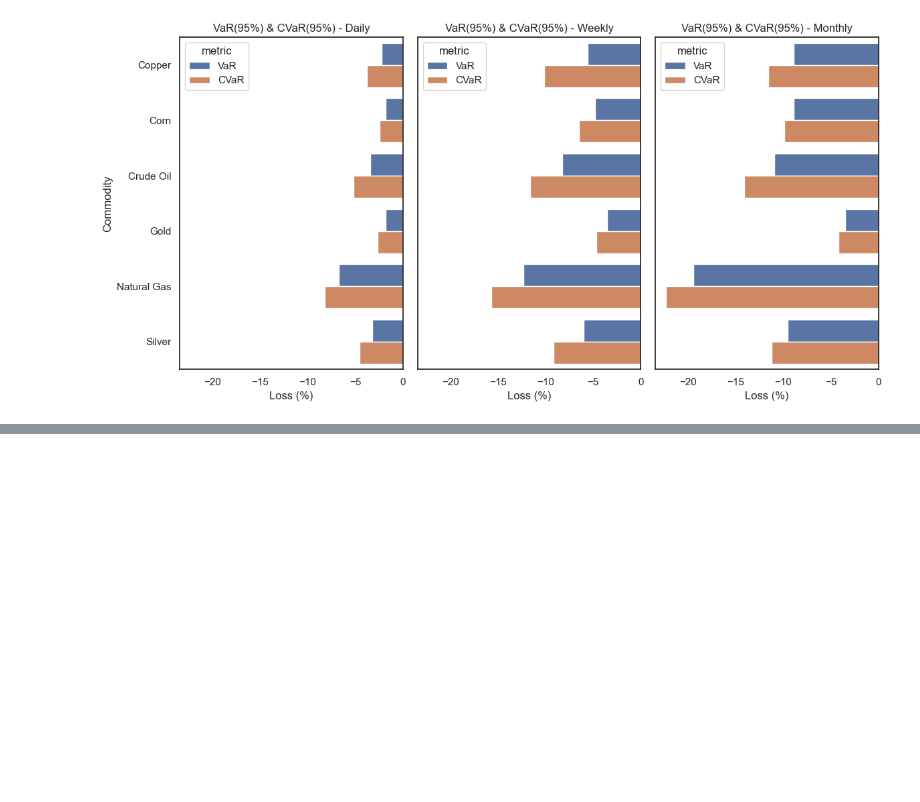
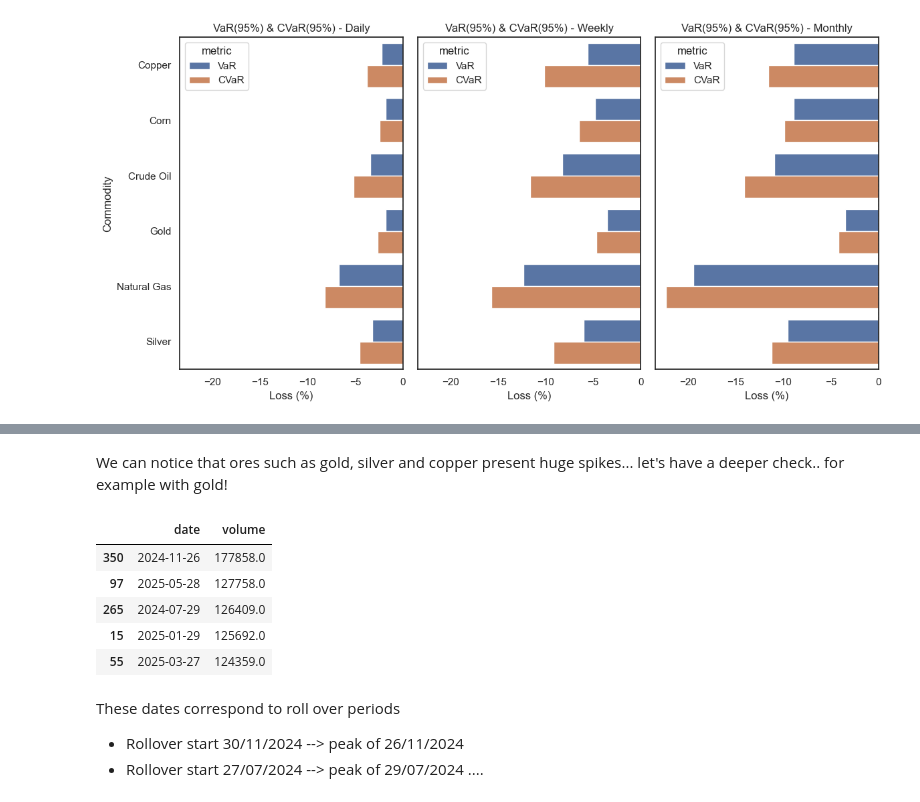
Before and after one commit to dgalassi99/commodity_lab, a Jupyter notebook: projects/commodity_dashboard/commodity_dashboard.ipynb, the cells around one changed output, grey strips where cells are left out. Saved outputs shown, nothing was run; the diff lists cells and outputs as text; code cells hidden in the pictures; blank space fills up the shorter version.

```diff
--- a/projects/commodity_dashboard/commodity_dashboard.ipynb
+++ b/projects/commodity_dashboard/commodity_dashboard.ipynb
@@ -359,0 +486,21 @@ plt.show()
+# %% [markdown]
+We can notice that ores such as gold, silver and copper present huge spikes... let's have a deeper check.. for example with gold!
+# %%
+gold = df[df.name == 'Gold']
+median_gold_vol = gold.volume.median()
+gold_spike = gold[gold.volume > 5*median_gold_vol]
+gold_spike = gold_spike.sort_values('volume',ascending=False)
+gold_spike[['date','volume']].head()
+# %% [output]
+|  | date | volume |
+| 350 | 2024-11-26 | 177858.0 |
+| 97 | 2025-05-28 | 127758.0 |
+| 265 | 2024-07-29 | 126409.0 |
+| 15 | 2025-01-29 | 125692.0 |
+| 55 | 2025-03-27 | 124359.0 |
+# %% [markdown]
+These dates correspond to roll over periods
+
+- Rollover start 30/11/2024 --> peak of 26/11/2024
+- Rollover start 27/07/2024 --> peak of 29/07/2024
+....
```
Also changed, not shown: parts of 12 cells of this notebook, 1 other file.
